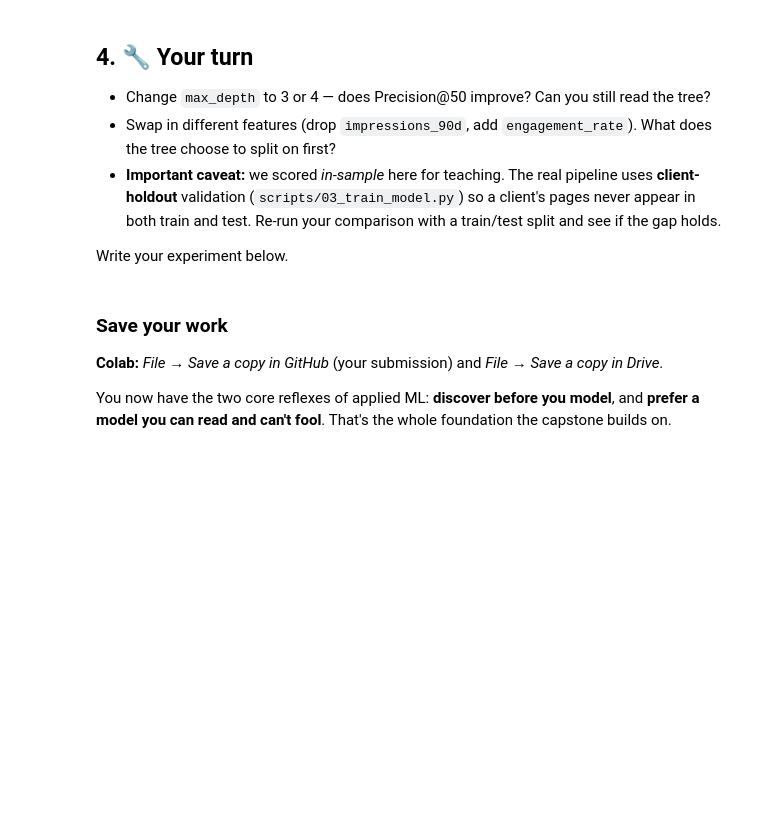
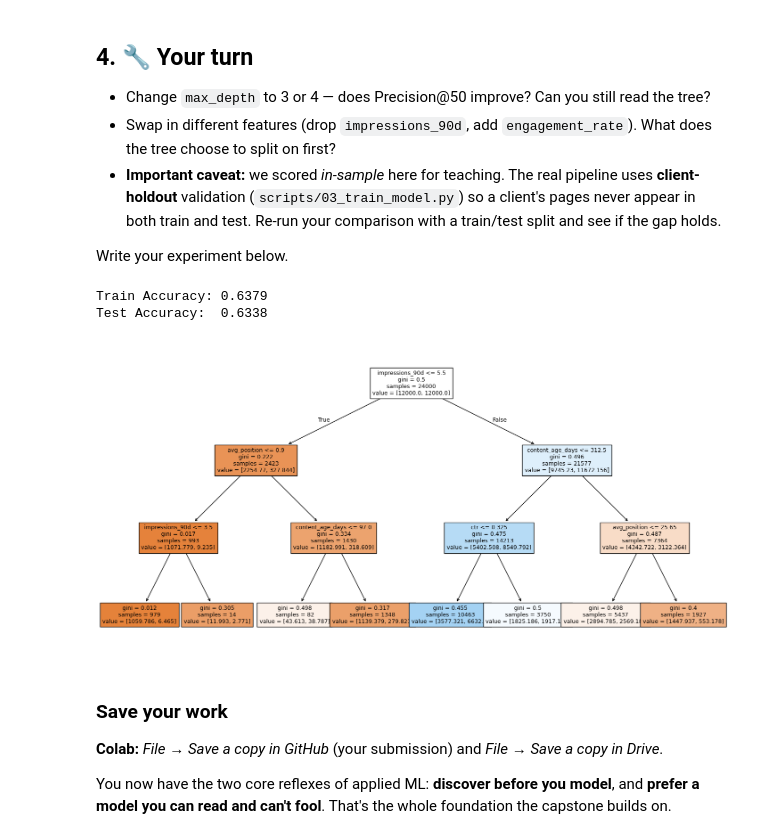
Before and after one commit to Gassar-Hares/flyrank-ml-internship, a Jupyter notebook: notebooks/02_your_first_readable_model.ipynb, the cells around one changed output. Cells and saved outputs as stored; diff of their text form; code cells hidden in the pictures; blank space fills up the shorter version.

```diff
--- a/notebooks/02_your_first_readable_model.ipynb
+++ b/notebooks/02_your_first_readable_model.ipynb
@@ -101,7 +144,23 @@ That's also why the starter data ships **only observable signals** — the produ
 
 Write your experiment below.
 # %%
-# Your experiment here
+from sklearn.model_selection import train_test_split
+from sklearn.tree import DecisionTreeClassifier, plot_tree
+import matplotlib.pyplot as plt
+X_train, X_test, y_train, y_test = train_test_split(X, y, test_size=0.2, random_state=42)
+custom_tree = DecisionTreeClassifier(max_depth=3, class_weight="balanced", random_state=42)
+custom_tree.fit(X_train, y_train)
+train_acc = custom_tree.score(X_train, y_train)
+test_acc = custom_tree.score(X_test, y_test)
+print(f"Train Accuracy: {train_acc:.4f}")
+print(f"Test Accuracy:  {test_acc:.4f}")
+plt.figure(figsize=(18, 9))
+plot_tree(custom_tree, feature_names=X.columns, filled=True, fontsize=9)
+plt.show()
+# %% [output]
+Train Accuracy: 0.6379
+Test Accuracy:  0.6338
+[figure, added]
 # %% [markdown]
 ### Save your work
 **Colab:** *File → Save a copy in GitHub* (your submission) and *File → Save a copy in Drive*.
```
Also changed, not shown: parts of 6 cells of this notebook.
